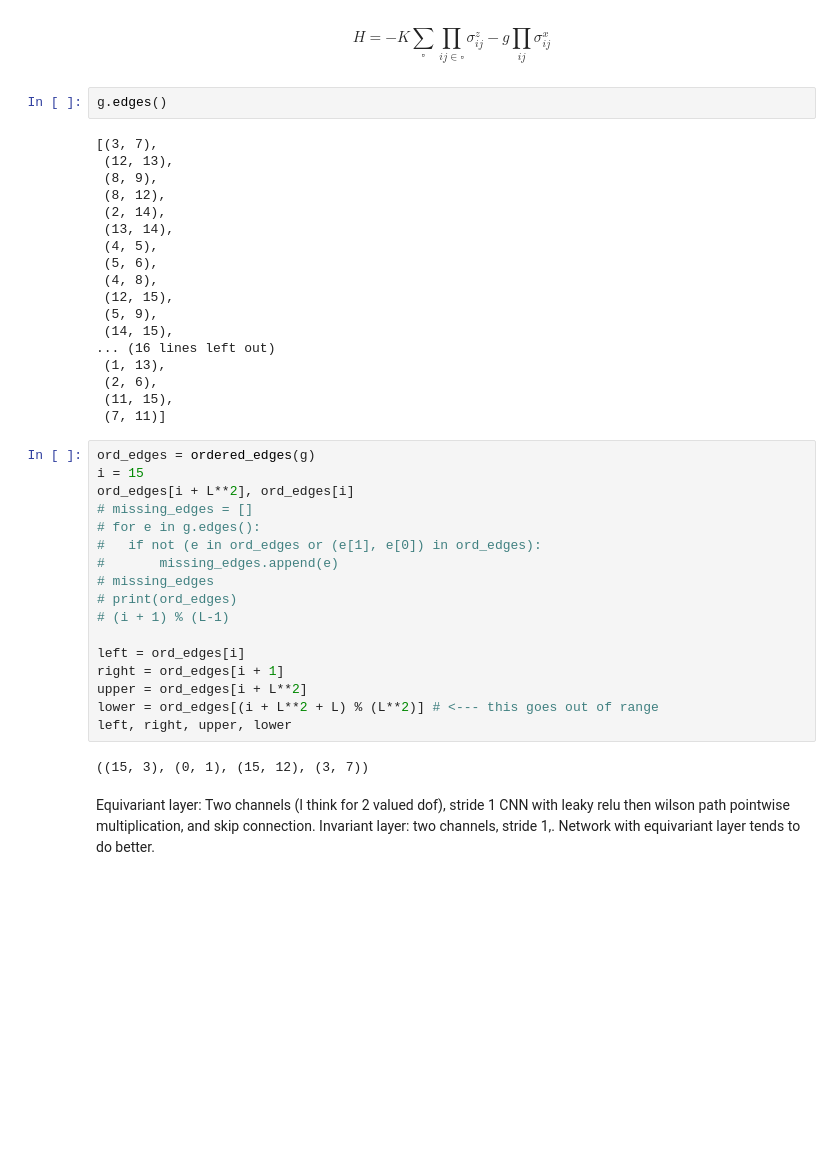
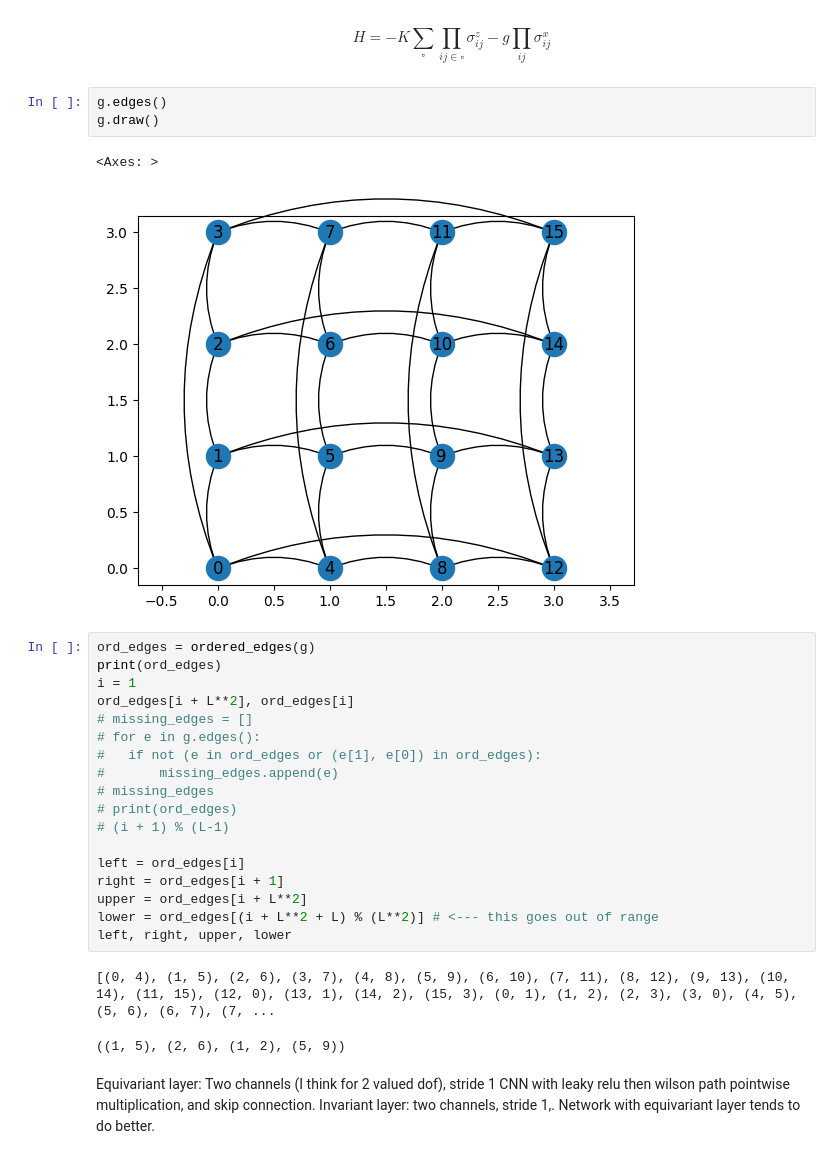
Before and after one commit to lzawbrito/nqs, a Jupyter notebook: code/z2.ipynb, the cells around one changed output. Drawn from its saved outputs; the diff is of its cells as text; blank space fills up the shorter version.

```diff
--- a/code/z2.ipynb
+++ b/code/z2.ipynb
@@ -21,27 +21,14 @@ H = -K \sum_{\square} \prod_{ij \in \square} \sigma_{ij}^z - g \prod_{ij} \sigma
 $$
 # %%
 g.edges()
+g.draw()
 # %% [output]
-[(3, 7),
- (12, 13),
- (8, 9),
- (8, 12),
- (2, 14),
- (13, 14),
- (4, 5),
- (5, 6),
- (4, 8),
- (12, 15),
- (5, 9),
- (14, 15),
-... (16 lines left out)
- (1, 13),
- (2, 6),
- (11, 15),
- (7, 11)]
+<Axes: >
+[figure, added]
 # %%
 ord_edges = ordered_edges(g)
-i = 15
+print(ord_edges)
+i = 1
 ord_edges[i + L**2], ord_edges[i]
 # missing_edges = []
 # for e in g.edges():
@@ -57,7 +44,8 @@ upper = ord_edges[i + L**2]
 lower = ord_edges[(i + L**2 + L) % (L**2)] # <--- this goes out of range
 left, right, upper, lower
 # %% [output]
-((15, 3), (0, 1), (15, 12), (3, 7))
+[(0, 4), (1, 5), (2, 6), (3, 7), (4, 8), (5, 9), (6, 10), (7, 11), (8, 12), (9, 13), (10, 14), (11, 15), (12, 0), (13, 1), (14, 2), (15, 3), (0, 1), (1, 2), (2, 3), (3, 0), (4, 5), (5, 6), (6, 7), (7, ...
+((1, 5), (2, 6), (1, 2), (5, 9))
 # %% [markdown]
 Equivariant layer: Two channels (I think for 2 valued dof), stride 1 CNN with leaky relu then wilson path pointwise multiplication, and skip connection.
 Invariant layer: two channels, stride 1,.
```
Also changed, not shown: parts of 1 cell of this notebook.
